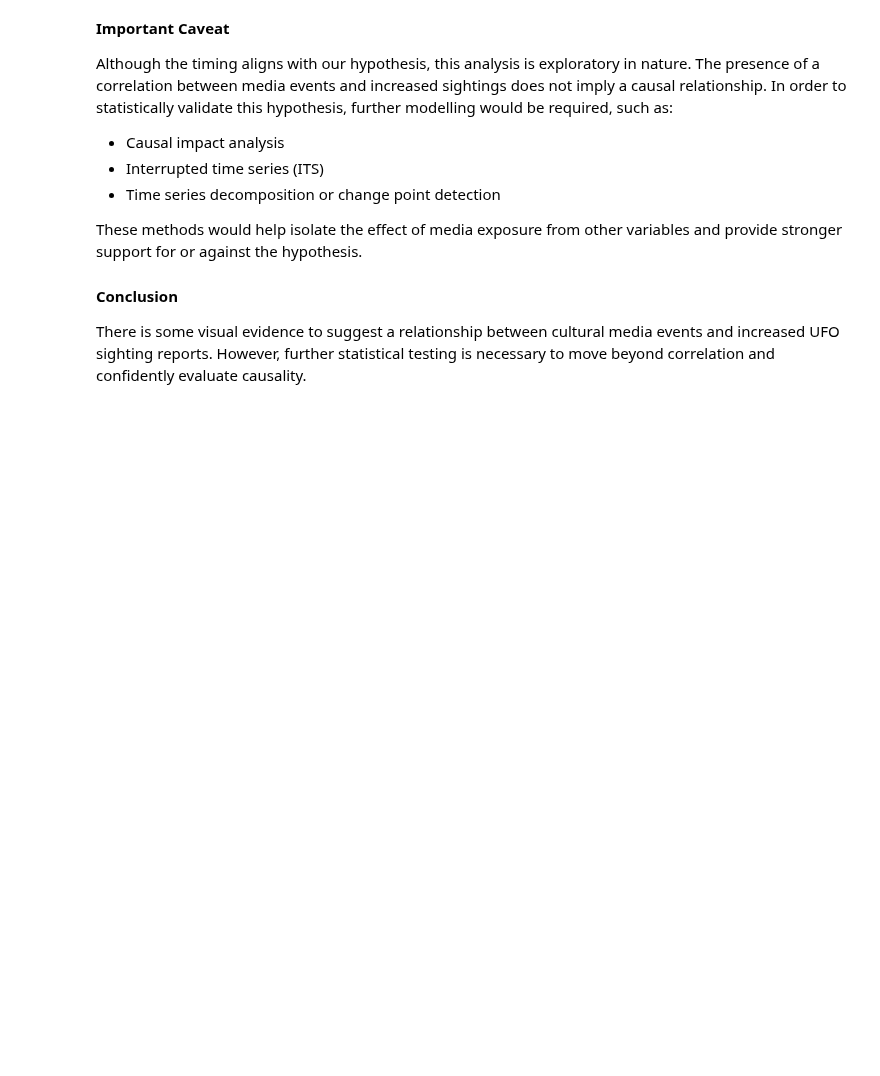
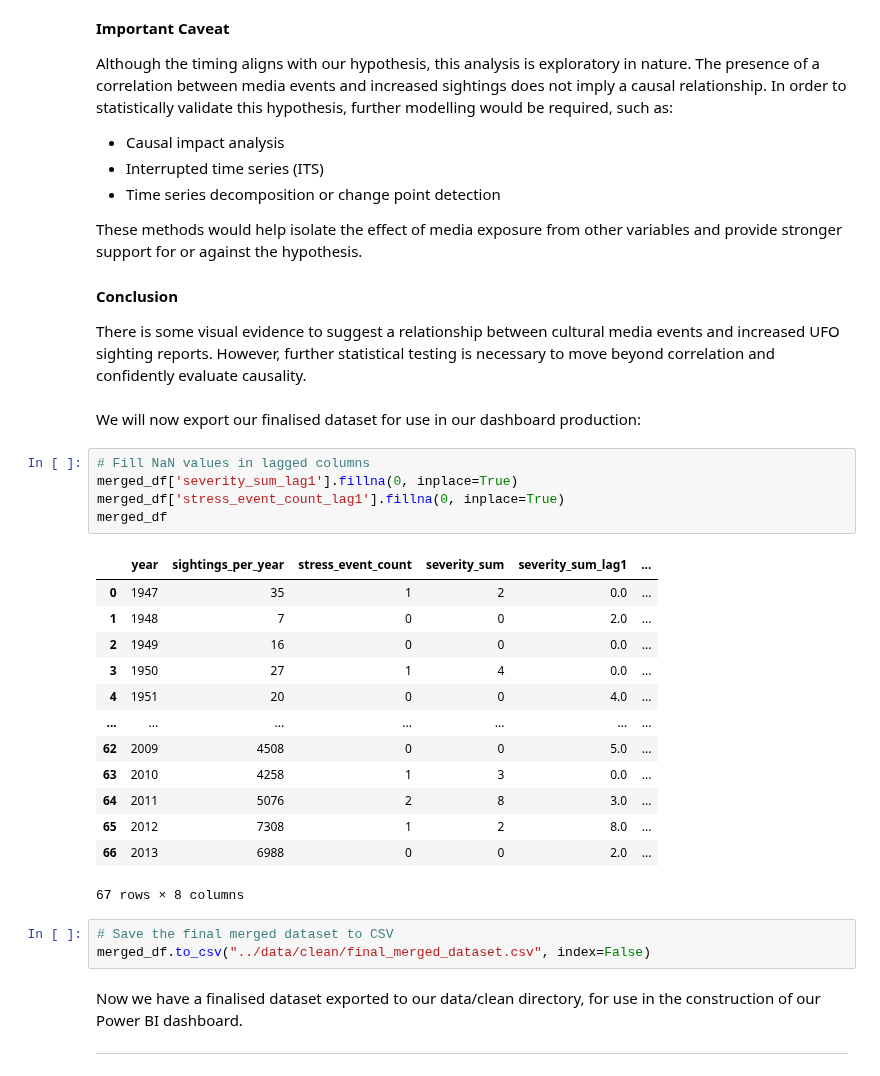
Before and after one commit to Richard-wv/stress_sighting_hypothesis, a Jupyter notebook: jupyter_notebooks/3_hypothesis_testing.ipynb, the cells around one changed output. Cells and saved outputs as stored; diff of their text form; blank space fills up the shorter version.

Commit message:
Add final_merged_dataset.csv to data directory

```diff
--- a/jupyter_notebooks/3_hypothesis_testing.ipynb
+++ b/jupyter_notebooks/3_hypothesis_testing.ipynb
@@ -408,3 +408,31 @@ These methods would help isolate the effect of media exposure from other variabl
 
 #### Conclusion
 There is some visual evidence to suggest a relationship between cultural media events and increased UFO sighting reports. However, further statistical testing is necessary to move beyond correlation and confidently evaluate causality.
+# %% [markdown]
+We will now export our finalised dataset for use in our dashboard production:
+# %%
+# Fill NaN values in lagged columns
+merged_df['severity_sum_lag1'].fillna(0, inplace=True)
+merged_df['stress_event_count_lag1'].fillna(0, inplace=True)
+merged_df
+# %% [output]
+|  | year | sightings_per_year | stress_event_count | severity_sum | severity_sum_lag1 | ... |
+| 0 | 1947 | 35 | 1 | 2 | 0.0 | ... |
+| 1 | 1948 | 7 | 0 | 0 | 2.0 | ... |
+| 2 | 1949 | 16 | 0 | 0 | 0.0 | ... |
+| 3 | 1950 | 27 | 1 | 4 | 0.0 | ... |
+| 4 | 1951 | 20 | 0 | 0 | 4.0 | ... |
+| ... | ... | ... | ... | ... | ... | ... |
+| 62 | 2009 | 4508 | 0 | 0 | 5.0 | ... |
+| 63 | 2010 | 4258 | 1 | 3 | 0.0 | ... |
+| 64 | 2011 | 5076 | 2 | 8 | 3.0 | ... |
+| 65 | 2012 | 7308 | 1 | 2 | 8.0 | ... |
+| 66 | 2013 | 6988 | 0 | 0 | 2.0 | ... |
+67 rows × 8 columns
+# %%
+# Save the final merged dataset to CSV
+merged_df.to_csv("../data/clean/final_merged_dataset.csv", index=False)
+# %% [markdown]
+Now we have a finalised dataset exported to our data/clean directory, for use in the construction of our Power BI dashboard.
+
+---
```
Also changed, not shown: 1 other file.
